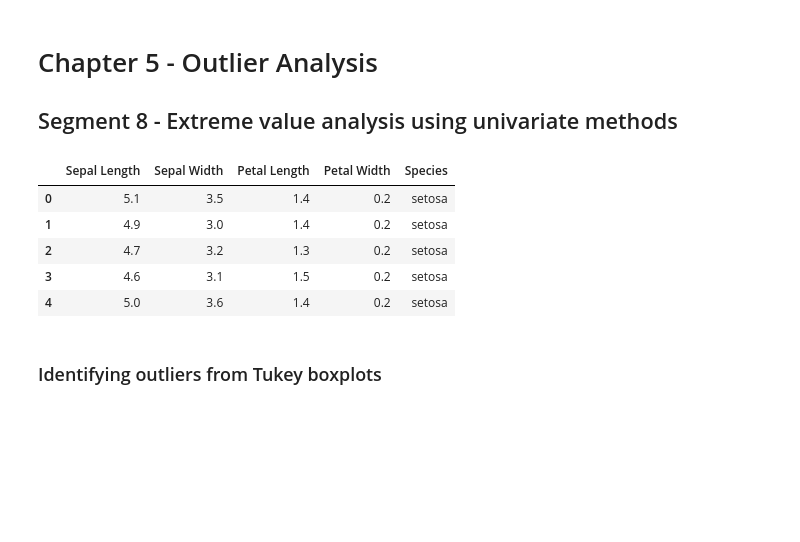
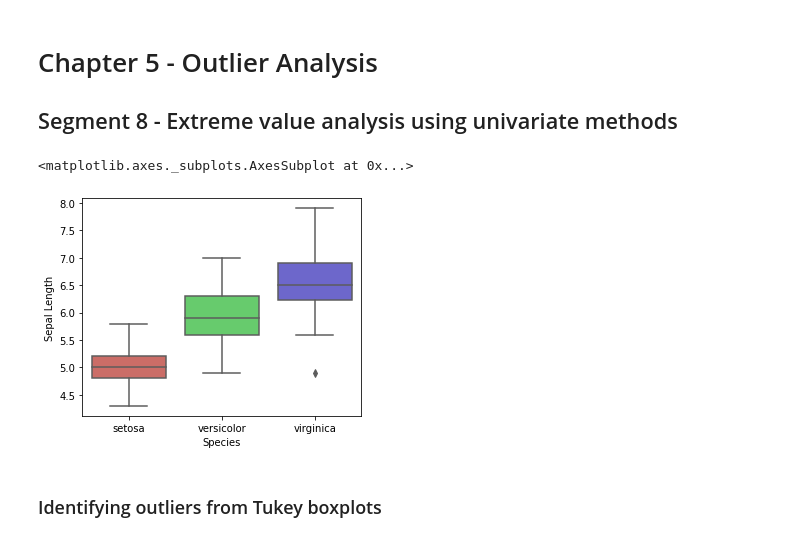
Before and after one commit to smrtRock/CodeSamples, a Jupyter notebook: Python-ForDataScience/Exercise Files/05_08_begin/05_08_begin.ipynb, the cells around one changed output. Drawn from its saved outputs; the diff is of its cells as text; code cells hidden in the pictures; blank space fills up the shorter version.

```diff
--- a/Python-ForDataScience/Exercise Files/05_08_begin/05_08_begin.ipynb
+++ b/Python-ForDataScience/Exercise Files/05_08_begin/05_08_begin.ipynb
@@ -18,14 +20,12 @@ df.columns=['Sepal Length','Sepal Width','Petal Length','Petal Width', 'Species'
 # %%
 x = df.iloc[:,0:4].values
 y = df.iloc[:,0:4].values
 df[:5]
+
+sb.boxplot(x='Species', y='Sepal Length', data=df, palette='hls')
 # %% [output]
-|  | Sepal Length | Sepal Width | Petal Length | Petal Width | Species |
-| 0 | 5.1 | 3.5 | 1.4 | 0.2 | setosa |
-| 1 | 4.9 | 3.0 | 1.4 | 0.2 | setosa |
-| 2 | 4.7 | 3.2 | 1.3 | 0.2 | setosa |
-| 3 | 4.6 | 3.1 | 1.5 | 0.2 | setosa |
-| 4 | 5.0 | 3.6 | 1.4 | 0.2 | setosa |
+<matplotlib.axes._subplots.AxesSubplot at 0x...>
+[figure, added]
 # %% [markdown]
 ### Identifying outliers from Tukey boxplots
 # %%
```
Also changed, not shown: parts of 2 cells of this notebook, 1 other file.
